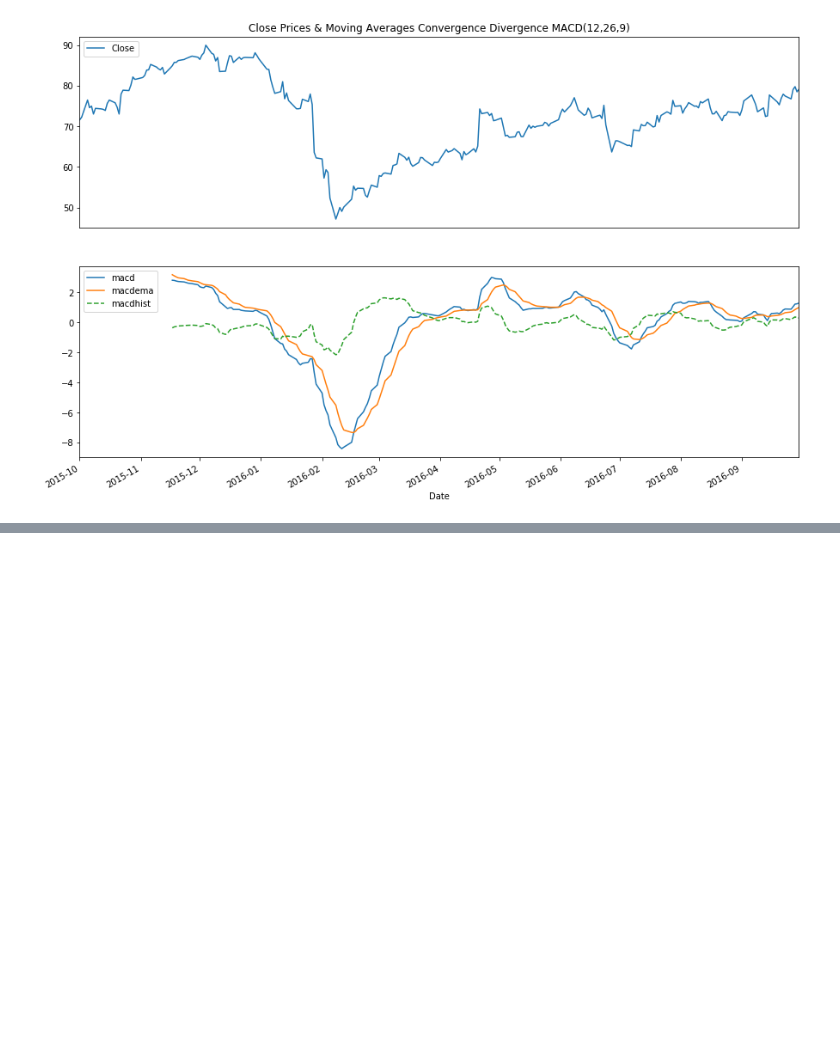
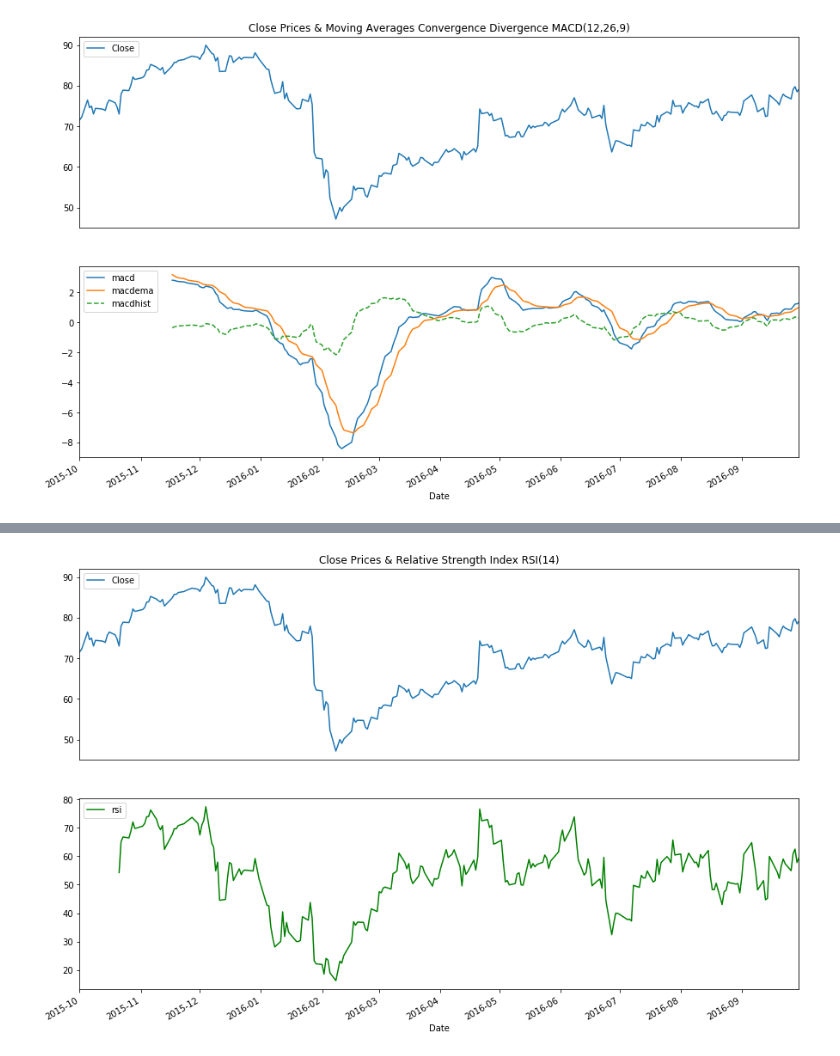
Before and after one commit to ahorjia/RTStock, a Jupyter notebook: TAPython/TA.ipynb, the cells around one changed output, grey strips where cells are left out. Cells and saved outputs as stored; diff of their text form; code cells hidden in the pictures; blank space fills up the shorter version.

```diff
--- a/TAPython/TA.ipynb
+++ b/TAPython/TA.ipynb
@@ -162,16 +166,21 @@ plt.show()
 # %%
-# RSI(14)
-# TI Calcs
-aapl['rsi'] = ta.RSI(np.asarray(aapl['Close']), timeperiod=14)
+# Relative Strength Index = RSI(14)
+stock['rsi'] = ta.RSI(stock['Close'].values, timeperiod=14)
 
 # TI Charts
 ax1 = plt.subplot(2, 1, 1)
 plt.title('Close Prices & Relative Strength Index RSI(14)')
 plt.gca().axes.get_xaxis().set_visible(False)
-aapl.plot(y=['Close'], ax=ax1)
+stock.plot(y=['Close'], ax=ax1)
 plt.legend(loc='upper left')
 ax2 = plt.subplot(2, 1, 2)
-aapl.plot(y=['rsi'], color='g', ax=ax2)
+stock.plot(y=['rsi'], color='g', ax=ax2)
 plt.legend(loc='upper left')
 plt.show()
+
+# A momentum oscillator that measures the speed and change of price movements.
+# Between 0 and 100
+# Overbought when above 70 and oversold when below 30
+# %% [output]
+[figure, added]
 # %%
```
Also changed, not shown: parts of 29 cells of this notebook, 2 other files.
